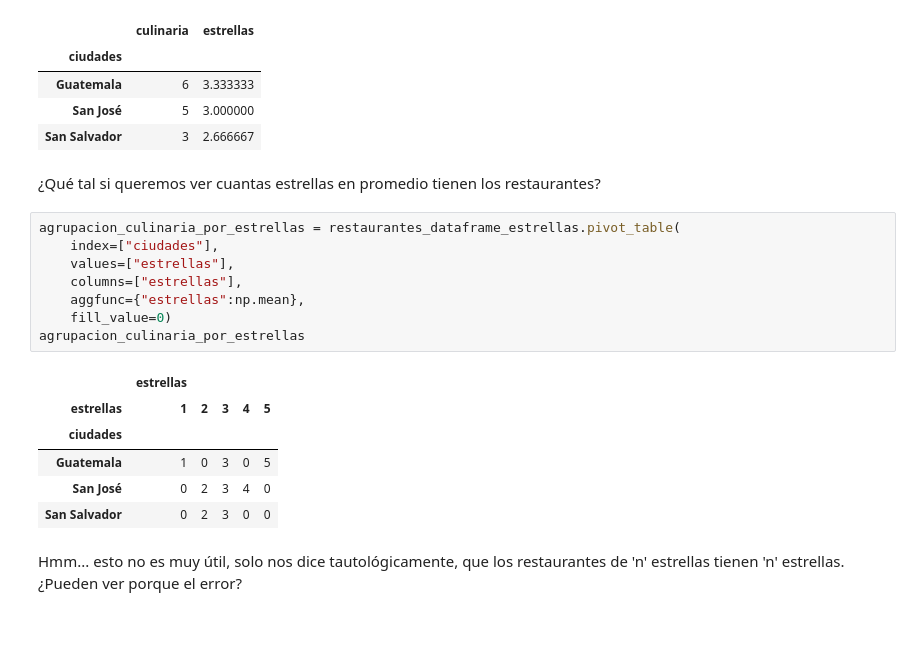
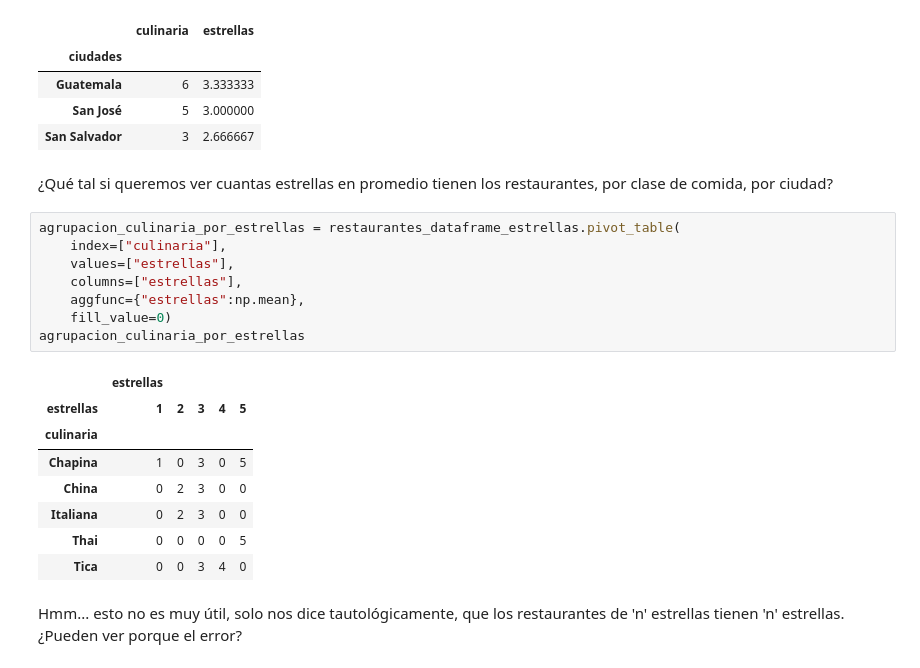
Before and after one commit to tian2992/notebooks_dateros, a Jupyter notebook: 02-Manipulacion-Agrupacion-Pivote/Manipulaciones-trasnformaciones.ipynb, the cells around one changed output. Cells and saved outputs as stored; diff of their text form; blank space fills up the shorter version.

```diff
--- a/02-Manipulacion-Agrupacion-Pivote/Manipulaciones-trasnformaciones.ipynb
+++ b/02-Manipulacion-Agrupacion-Pivote/Manipulaciones-trasnformaciones.ipynb
@@ -154,21 +156,23 @@ agrupacion_culinaria_promedio_estrellas
 | San José | 5 | 3.000000 |
 | San Salvador | 3 | 2.666667 |
 # %% [markdown]
-¿Qué tal si queremos ver cuantas estrellas en promedio tienen los restaurantes?
+¿Qué tal si queremos ver cuantas estrellas en promedio tienen los restaurantes, por clase de comida, por ciudad?
 # %%
 agrupacion_culinaria_por_estrellas = restaurantes_dataframe_estrellas.pivot_table(
-    index=["ciudades"],
+    index=["culinaria"],
     values=["estrellas"],
     columns=["estrellas"],
     aggfunc={"estrellas":np.mean},
     fill_value=0)
 agrupacion_culinaria_por_estrellas
 # %% [output]
 |  | estrellas |  |  |  |  |
 | estrellas | 1 | 2 | 3 | 4 | 5 |
-| ciudades |  |  |  |  |  |
-| Guatemala | 1 | 0 | 3 | 0 | 5 |
-| San José | 0 | 2 | 3 | 4 | 0 |
-| San Salvador | 0 | 2 | 3 | 0 | 0 |
+| culinaria |  |  |  |  |  |
+| Chapina | 1 | 0 | 3 | 0 | 5 |
+| China | 0 | 2 | 3 | 0 | 0 |
+| Italiana | 0 | 2 | 3 | 0 | 0 |
+| Thai | 0 | 0 | 0 | 0 | 5 |
+| Tica | 0 | 0 | 3 | 4 | 0 |
 # %% [markdown]
 Hmm... esto no es muy útil, solo nos dice tautológicamente, que los restaurantes de 'n' estrellas tienen 'n' estrellas. ¿Pueden ver porque el error?
```
Also changed, not shown: parts of 17 cells of this notebook.
